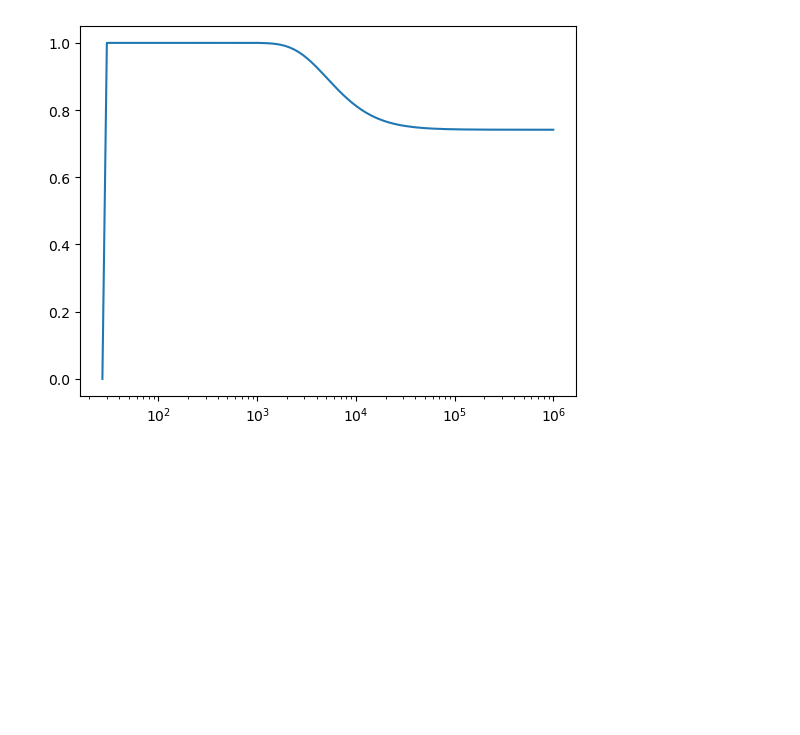
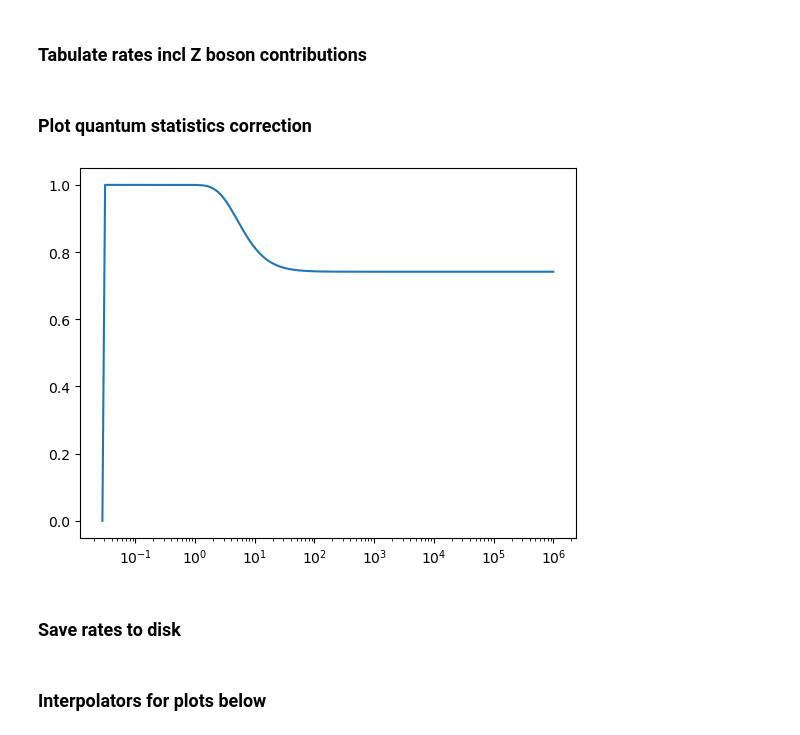
Before and after one commit to Duncan-Adams/mcp_boltzmann, a Jupyter notebook: notebooks/mcp_annihilation.ipynb, the cells around one changed output. Drawn from its saved outputs; the diff is of its cells as text; code cells hidden in the pictures; blank space fills up the shorter version.

```diff
--- a/notebooks/mcp_annihilation.ipynb
+++ b/notebooks/mcp_annihilation.ipynb
@@ -29,8 +32,9 @@ def vector_axial_couplings(T3, q):
 MeV = 1
 GeV = 1e3*MeV
 
+m_mcp = 10*MeV
 # m_mcp = 100.0*MeV
-m_mcp = 10*GeV
+# m_mcp = 10*GeV
 
 m_e = 0.511*MeV
 m_mu = 105*MeV
@@ -148,6 +151,50 @@ Ix_table_pipi = np.array(
+# %% [markdown]
+### Tabulate rates incl Z boson contributions
+# %%
+T_int = np.geomspace(1e-3, 1e6, 200)
+
+Ix_table_e_Z = np.array(
+    [ann.Ix_fermi(sigma_ee_ff_Z, m_mcp, m_e, T) for T in T_int]
+)
+
+Ix_table_mu_Z = np.array(
+    [ann.Ix_fermi(sigma_mumu_ff_Z, m_mcp, m_mu, T) for T in T_int]
+)
+
+Ix_table_tau_Z = np.array(
+    [ann.Ix_fermi(sigma_tautau_ff_Z, m_mcp, m_tau, T) for T in T_int]
+)
+
+Ix_table_u_Z = np.array(
+    [ann.Ix_fermi(sigma_uu_ff_Z, m_mcp, 0.0, T) for T in T_int]
+)
+
+Ix_table_d_Z = np.array(
+    [ann.Ix_fermi(sigma_dd_ff_Z, m_mcp, 0.0, T) for T in T_int]
+)
+
+Ix_table_strange_Z = np.array(
+    [ann.Ix_fermi(sigma_ss_ff_Z, m_mcp, m_s, T) for T in T_int]
+)
+
+Ix_table_charm_Z = np.array(
+    [ann.Ix_fermi(sigma_cc_ff_Z, m_mcp, m_c, T) for T in T_int]
+)
+
+Ix_table_bot_Z = np.array(
+    [ann.Ix_fermi(sigma_bb_ff_Z, m_mcp, m_b, T) for T in T_int]
+)
+
+Ix_table_top_Z = np.array(
+    [ann.Ix_fermi(sigma_tt_ff_Z, m_mcp, m_t, T) for T in T_int]
+)
+# %% [markdown]
+### Plot quantum statistics correction
 # %%
-plt.plot(T_int, Ix_table_e/Ix_table_e_MB)
+plt.plot(T_int[1:], Ix_table_e[1:]/Ix_table_e_MB[1:])
 plt.xscale('log')
 # %% [output]
-[figure, old version]
+[figure, new version]
+# %% [markdown]
+### Save rates to disk
 # %%
@@ -173,3 +211,5 @@ np.savez_compressed(f'../output/rates/annihilation/ann_m_{m_mcp}_Q_1.npz',
+# %% [markdown]
+### Interpolators for plots below
 # %%
 _Ix_table_e_I = interp1d(T_int, Ix_table_e, bounds_error=False, fill_value=(0, Ix_table_e[-1]))
 _Ix_table_mu_I = interp1d(T_int, Ix_table_mu, bounds_error=False, fill_value=(0, Ix_table_mu[-1]))
```
Also changed, not shown: parts of 19 cells of this notebook, 5 other files.
